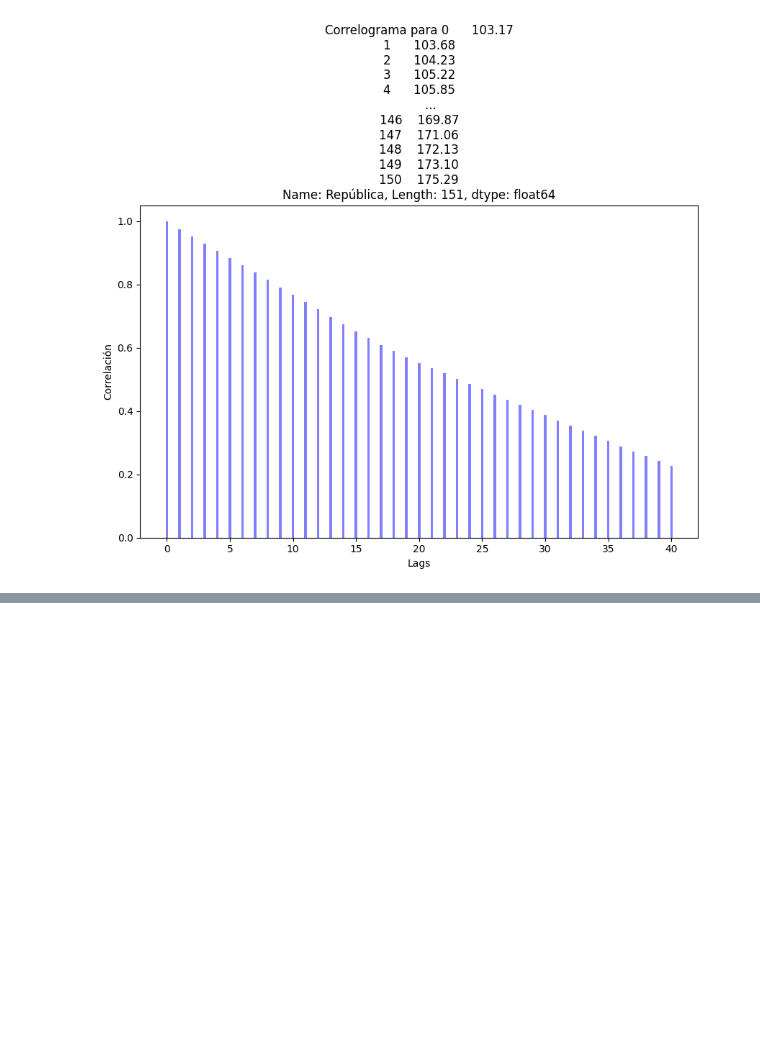
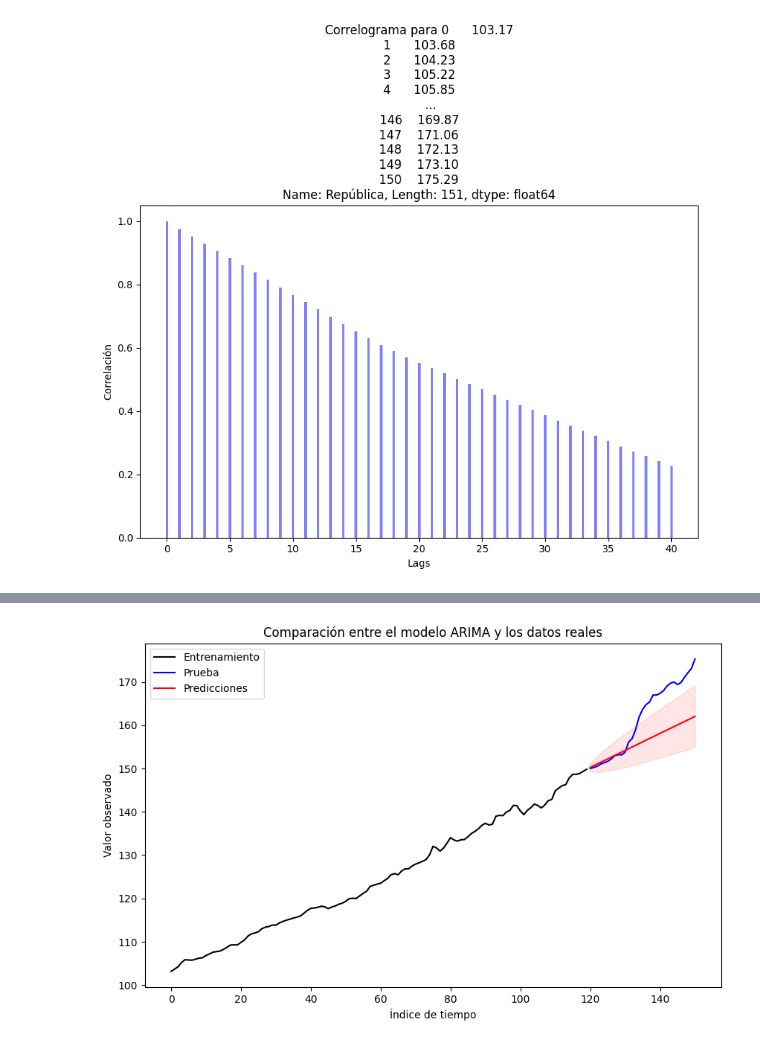
Before and after one commit to alexalay21/ARIMA_IPC, a Jupyter notebook: IPC.ipynb, the cells around one changed output, grey strips where cells are left out. Saved outputs shown, nothing was run; the diff lists cells and outputs as text; code cells hidden in the pictures; blank space fills up the shorter version.

```diff
--- a/IPC.ipynb
+++ b/IPC.ipynb
@@ -114,0 +241,36 @@ Name: República, dtype: float64
+# %%
+# Especificar el tamaño del conjunto de entrenamiento y prueba
+tamanio_entrenamiento = int(len(valores) * 0.8)
+conjunto_entrenamiento, conjunto_prueba = valores[:tamanio_entrenamiento], valores[tamanio_entrenamiento:]
+
+# Ajustar el modelo ARIMA al conjunto de entrenamiento
+arima_model = ARIMA(conjunto_entrenamiento, order=(1, 2, 1))
+modelo_entrenado = arima_model.fit()
+
+# Obtener las predicciones en el conjunto de prueba
+predicciones = modelo_entrenado.get_forecast(steps=len(conjunto_prueba))
+predicciones_ci = predicciones.conf_int()
+
+# Crear un rango de índices para graficar
+indice_tiempo_entrenamiento = np.arange(len(conjunto_entrenamiento))
+indice_tiempo_prueba = np.arange(tamanio_entrenamiento, tamanio_entrenamiento + len(conjunto_prueba))
+
+# Graficar las observaciones y las predicciones en el conjunto de prueba
+plt.figure(figsize=(10, 6))
+plt.plot(indice_tiempo_entrenamiento, conjunto_entrenamiento, label='Entrenamiento', color='black')
+plt.plot(indice_tiempo_prueba, conjunto_prueba, label='Prueba', color='blue')
+plt.plot(indice_tiempo_prueba, predicciones.predicted_mean, label='Predicciones', color='red')
+
+# Rellenar el área de confianza en el conjunto de prueba
+plt.fill_between(indice_tiempo_prueba,
+                 predicciones_ci.iloc[:, 0],
+                 predicciones_ci.iloc[:, 1], color='r', alpha=0.1)
+
+# Ajustar el diseño del gráfico
+plt.title('Comparación entre el modelo ARIMA y los datos reales')
+plt.xlabel('Índice de tiempo')
+plt.ylabel('Valor observado')
+plt.legend()
+plt.show()
+# %% [output]
+[figure, added]
```
Also changed, not shown: parts of 1 cell of this notebook.
